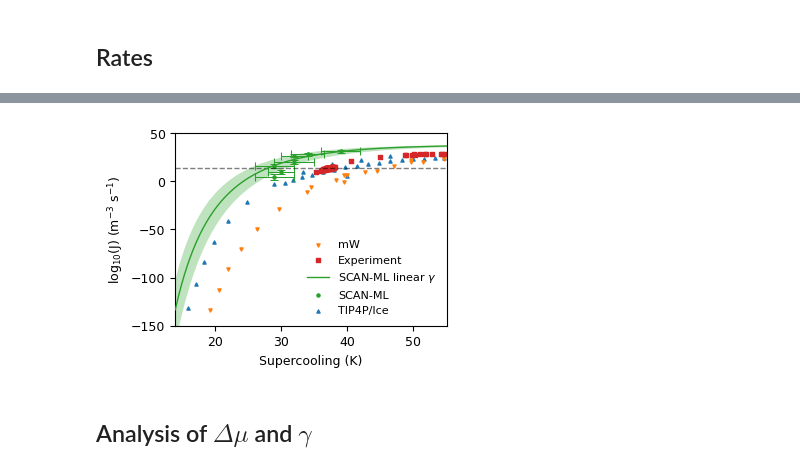
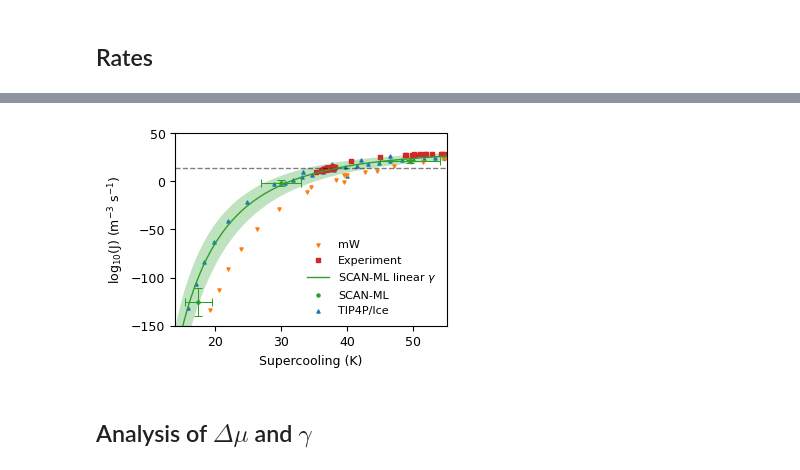
Before and after one commit to Wanqi1996/Feldspar-figures, a Jupyter notebook: Analysis.ipynb, the cells around one changed output, grey strips where cells are left out. Saved outputs shown, nothing was run; the diff lists cells and outputs as text; code cells hidden in the pictures.

```diff
--- a/Analysis.ipynb
+++ b/Analysis.ipynb
@@ -860,7 +864,7 @@ def j_fit(deltaT,A,B):
     return A - np.abs(B)*np.power(deltaT,-2) #+D*np.power(deltaT,3)
 
 def j_theory(deltaT):
-    meltingT=312
+    meltingT=312 # 308 or 312
     temp=meltingT-deltaT
     beta=1./(0.008314463*temp)
     factor=18.01528/(6.02*100)
@@ -873,7 +877,7 @@ def j_theory(deltaT):
     return rholiquid*1.E+27*zeldovich*frequencyattach*np.exp(-beta*barrier)
 
 def j_theory_error(deltaT):
-    meltingT=312
+    meltingT=312 # 308 or 312
     temp=meltingT-deltaT
     beta=1./(0.008314463*temp)
     factor=18.01528/(6.02*100)
@@ -909,14 +913,41 @@ plt.scatter(273.15-j_exper4[:,0],j_exper4[:,1]+6,s=markersize,marker='s',color=c
 plt.scatter(-1*j_exper5[:,0],j_exper5[:,1]+6,s=markersize,marker='s',color=colors[3])
 plt.scatter(273.15-j_exper6[:,0],j_exper6[:,1]+6,s=markersize,marker='s',color=colors[3])
 
+# 打印 SCAN-ML 的计算速率
+for i in range(len(temps)):
+    deltaT_val = 312 - temps[i]
+    rate_val = np.log10(rates[i])
+    rate_err = np.log10(np.e) * rateserror[i] / rates[i]  # 转换为 log10 的误差
+    temp_err = deltaT[i] + 1  # 原代码中的温度误差
+    print(f"deltaT={deltaT_val:.2f} ± {temp_err:.2f} K, log10(rate)={rate_val:.4f} ± {rate_err:.4f}")
+
+
 # SCAN-ML
-#popt, pcov = curve_fit(j_fit, 312-temps,np.log10(rates),p0=[-154.59,-0.13304]) # homogeneous
-popt, pcov = curve_fit(j_fit, 308-temps,np.log10(rates),p0=[-154.59,-0.13304]) # feldspar
+popt, pcov = curve_fit(j_fit, 312-temps,np.log10(rates),p0=[-154.59,-0.13304]) # homogeneous
+#popt, pcov = curve_fit(j_fit, 308-temps,np.log10(rates),p0=[-154.59,-0.13304]) # feldspar
 x=np.linspace(14,60,100)
 plt.plot(x,np.log10(j_theory(x)),color=colors[2],linewidth=1,zorder=5,label="SCAN-ML linear $\gamma$") #,label="CNT")
 plt.fill_between(x,np.log10(j_theory(x))-np.log10(np.e)*j_theory_error(x)/j_theory(x),np.log10(j_theory(x))+np.log10(np.e)*j_theory_error(x)/j_theory(x),color=colors[2],linewidth=0,alpha=0.3,zorder=0)
-plt.scatter(312-temps,np.log10(rates),s=markersize,color=colors[2],label="SCAN-ML")
-plt.errorbar(312-temps,np.log10(rates),yerr=np.log10(np.e)*rateserror/rates,xerr=deltaT+1,color=colors[2],capsize=3, ls='none',elinewidth=0.75,markeredgewidth=0.75)
+plt.scatter(312-temps,np.log10(rates),s=markersize,color=colors[2],label="SCAN-ML") #308
+plt.errorbar(312-temps,np.log10(rates),yerr=np.log10(np.e)*rateserror/rates,xerr=deltaT+1,color=colors[2],capsize=3, ls='none',elinewidth=0.75,markeredgewidth=0.75) # 308
+
+# 输出到 Excel
+# 假设 x 是超冷却温度 deltaT，用于拟合曲线
+x_fit = np.linspace(14, 60, 100)
+y_fit = j_theory(x_fit)  # 拟合曲线
+y_fit_error = j_theory_error(x_fit)  # 拟合曲线误差
+df = pd.DataFrame({
+    "deltaT_supercooling_K": x_fit,
+    "log10_J_fit": np.log10(y_fit),
+    "log10_J_fit_upper": np.log10(y_fit + y_fit_error),
+    "log10_J_fit_lower": np.log10(np.maximum(y_fit - y_fit_error, 1e-50))  # 避免负数
+})
+
+df.to_excel("SCANML_fit_rates.xlsx", index=False)
+print("拟合曲线数据已保存为 SCANML_fit_rates.xlsx")
+
+# 提供 Colab 下载
+files.download("SCANML_fit_rates.xlsx")
 
 
 
@@ -954,4 +991,4 @@ WARNING:matplotlib.font_manager:findfont: Generic family 'serif' not found becau
-[figure, old version]
+[figure, new version]
 # %% [markdown]
 ## Analysis of $\Delta\mu$ and $\gamma$
 # %%
```
Also changed, not shown: parts of 11 cells of this notebook.
